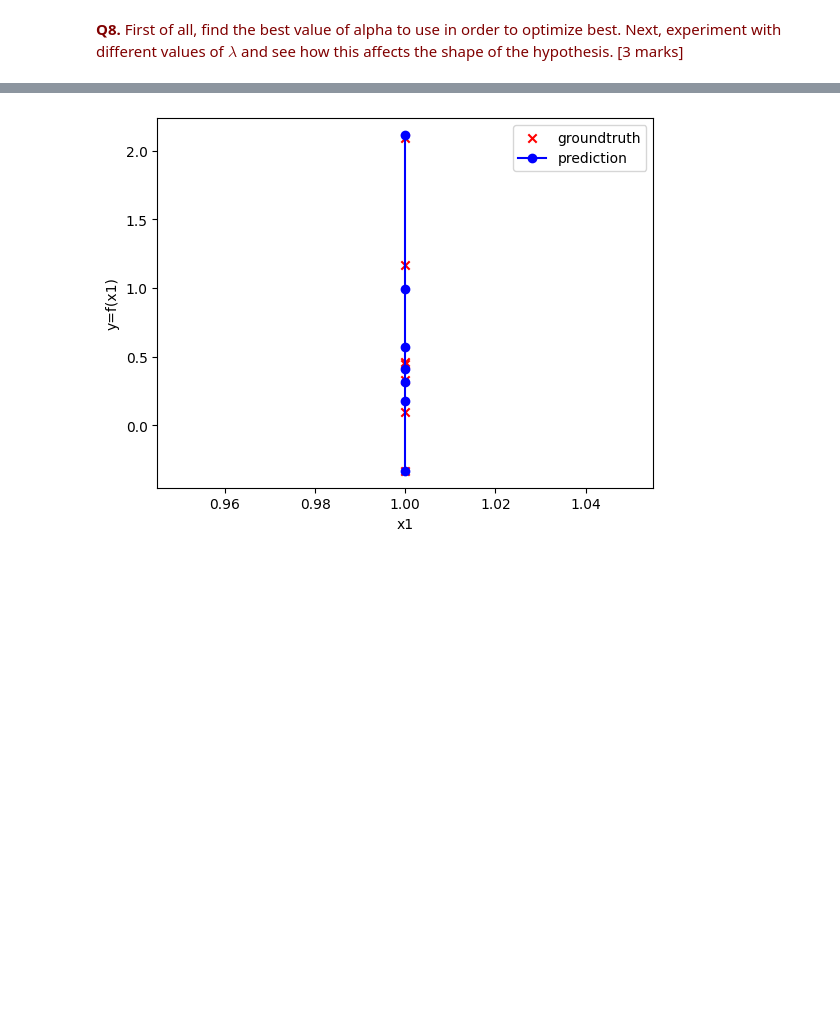
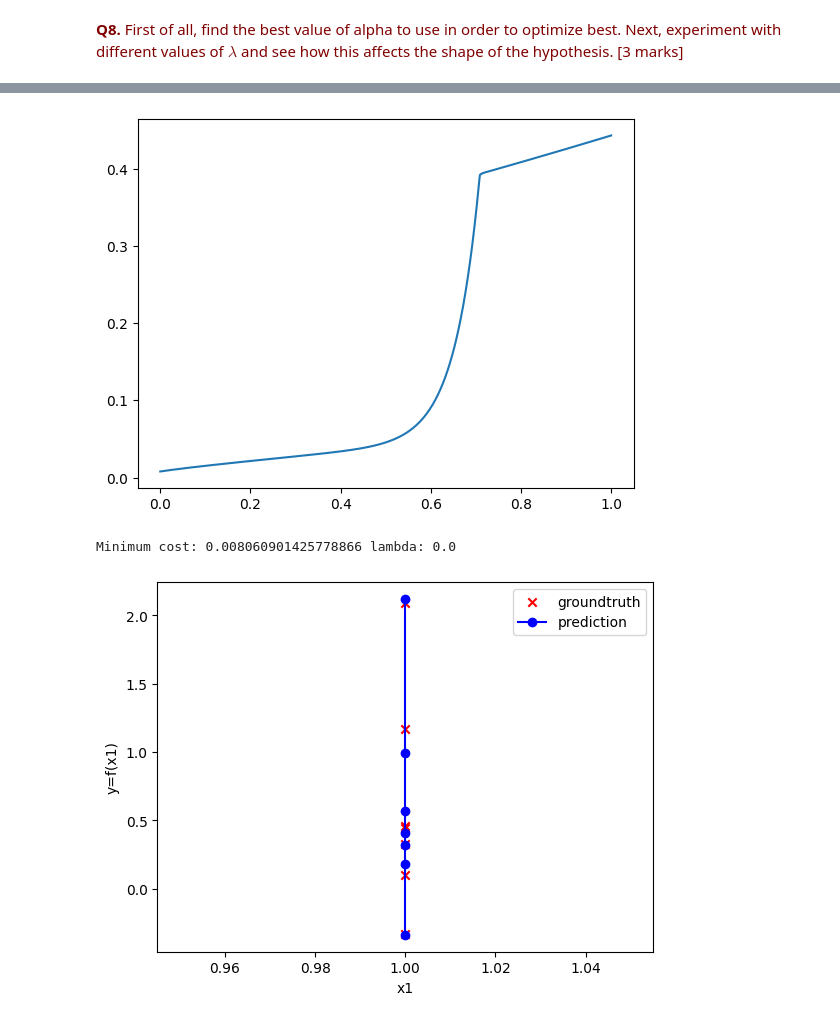
Before and after one commit to kianahs/Machine-Learning, a Jupyter notebook: wk3_Regression.ipynb, the cells around one changed output, grey strips where cells are left out. Saved outputs shown, nothing was run; the diff lists cells and outputs as text; code cells hidden in the pictures; blank space fills up the shorter version.

```diff
--- a/wk3_Regression.ipynb
+++ b/wk3_Regression.ipynb
@@ -423,24 +419,27 @@ Minimum cost: 0.008910697884857655
 # %%
 #FINDING LAMBDA BASED ON ALPHA
-# alpha = 1.42 # select an appropriate alpha
-# lambdas = np.arange(0.01, 10 + 0.01, 0.01) # select an appropriate lambda
-# total_costs = []
-# for lam in lambdas:
-#   cost_lst = list()
-#   model = LinearRegression(x3.shape[1])
-#   for it in range(100):
-#     prediction = model(x3)
-#     cost = mean_squared_error(y, prediction, lam, model.weight)
-#     cost_lst.append(cost)
-#     gradient_descent_step(model, x3, y, prediction, alpha, lam)
+alpha = 1.42 # select an appropriate alpha
+lambdas = np.arange(0, 1 + 0.001, 0.001) # select an appropriate lambda
+total_costs = []
+for lam in lambdas:
+  cost_lst = list()
+  model = LinearRegression(x3.shape[1])
+  for it in range(100):
+    prediction = model(x3)
+    cost = mean_squared_error(y, prediction, lam, model.weight)
+    cost_lst.append(cost)
+    gradient_descent_step(model, x3, y, prediction, alpha, lam)
 
-#   display.clear_output(wait=True)
-#   total_costs.append(min(cost_lst))
+  display.clear_output(wait=True)
+  total_costs.append(min(cost_lst))
 
-# plt.plot(lambdas, total_costs)
-# plt.show()
-# # print(model.weight)
-# print('Minimum cost: {} lambda: {}'.format(min(total_costs), lambdas[total_costs.index(min(total_costs))]))
+plt.plot(lambdas, total_costs)
+plt.show()
+# print(model.weight)
+print('Minimum cost: {} lambda: {}'.format(min(total_costs), lambdas[total_costs.index(min(total_costs))]))
+# %% [output]
+[figure, added]
+Minimum cost: 0.008060901425778866 lambda: 0.0
 # %%
 plt.scatter(x3[:, 0], y, c='red', marker='x', label='groundtruth')
 outputs = model(x3)
```
Also changed, not shown: parts of 4 cells of this notebook.
